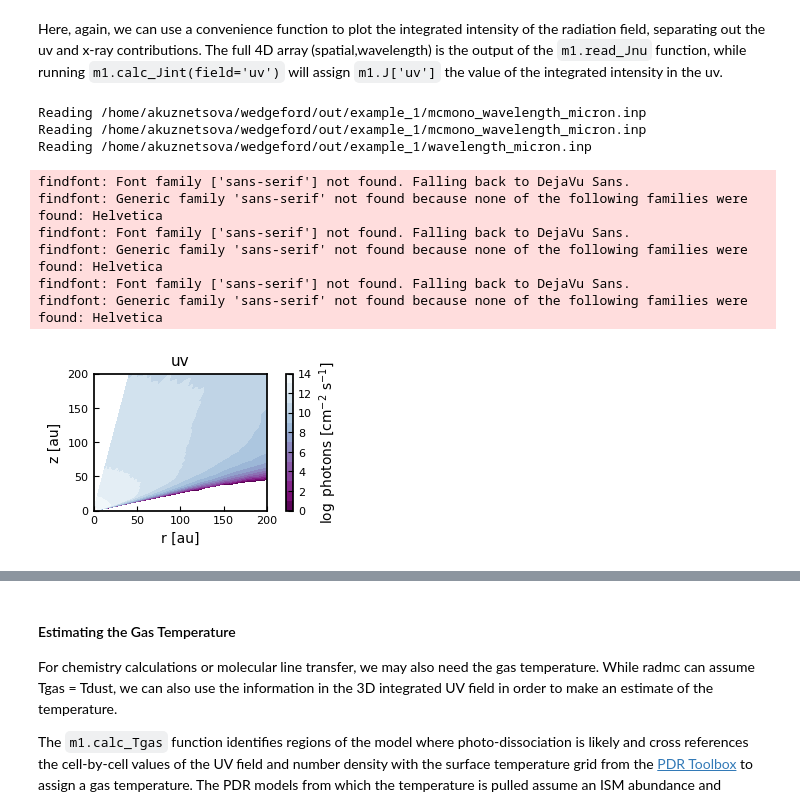
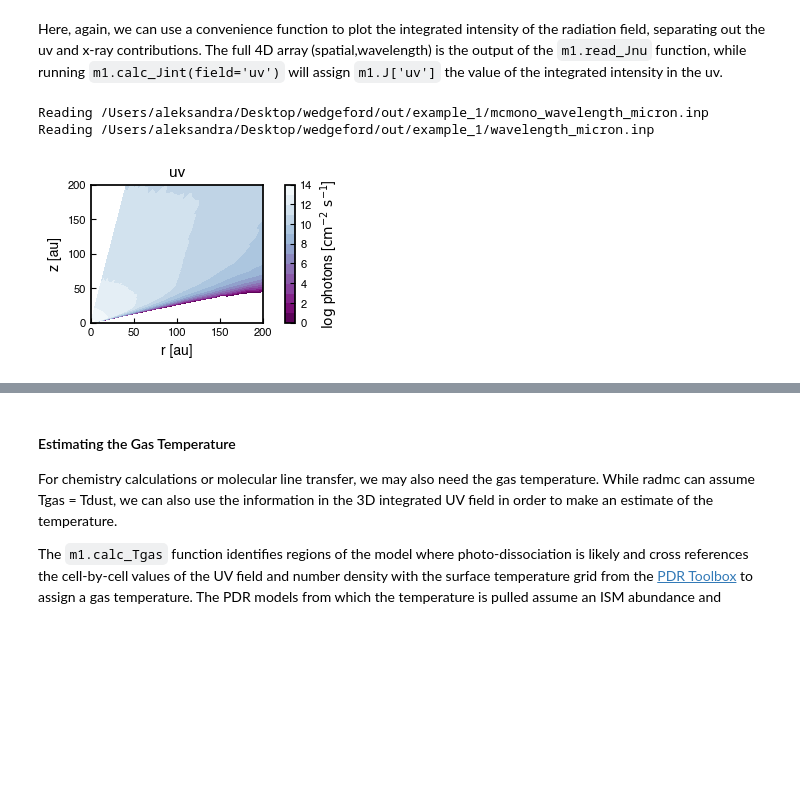
Before and after one commit to uconn-origins/wedgeford, a Jupyter notebook: example_1.ipynb, the cells around one changed output, grey strips where cells are left out. Drawn from its saved outputs; the diff is of its cells as text; code cells hidden in the pictures; blank space fills up the shorter version.

```diff
--- a/example_1.ipynb
+++ b/example_1.ipynb
@@ -21,7 +22,7 @@ for example `m1.m.disk` are the disk parameters, `m1.m.star` are the star parame
 If you've already run radiative transfer for a model and want to generate the chemistry files, you can load in the model and proceed down to "Setting up the Chemistry"
 # %%
 outdir='out/example_1/'
-m1 = load_model(outdir)
+m1 = wedge.load_model(outdir)
 m1.m.print_params()
 # %% [output]
 directory exists - will overwrite current model if you write to it!
@@ -169,16 +153,9 @@ do_he_transfer(m1,nphot=100000,nt=4,prep=False)
 Here, again, we can use a convenience function to plot the integrated intensity of the radiation field, separating out the uv and x-ray contributions.
 The full 4D array (spatial,wavelength) is the output of the `m1.read_Jnu` function, while running `m1.calc_Jint(field='uv')` will assign `m1.J['uv']` the value of the integrated intensity in the uv.
 # %%
-plot_radiation_field(m1,rlim=200,field='uv',levels=np.linspace(0,14,15))
+wedge.plot_radiation_field(m1,rlim=200,field='uv',levels=np.linspace(0,14,15))
 # %% [output]
-Reading /home/akuznetsova/wedgeford/out/example_1/mcmono_wavelength_micron.inp
-Reading /home/akuznetsova/wedgeford/out/example_1/mcmono_wavelength_micron.inp
-Reading /home/akuznetsova/wedgeford/out/example_1/wavelength_micron.inp
+Reading /Users/aleksandra/Desktop/wedgeford/out/example_1/mcmono_wavelength_micron.inp
+Reading /Users/aleksandra/Desktop/wedgeford/out/example_1/wavelength_micron.inp
-findfont: Font family ['sans-serif'] not found. Falling back to DejaVu Sans.
-findfont: Generic family 'sans-serif' not found because none of the following families were found: Helvetica
-findfont: Font family ['sans-serif'] not found. Falling back to DejaVu Sans.
-findfont: Generic family 'sans-serif' not found because none of the following families were found: Helvetica
-findfont: Font family ['sans-serif'] not found. Falling back to DejaVu Sans.
-findfont: Generic family 'sans-serif' not found because none of the following families were found: Helvetica
-[figure, old version]
+[figure, new version]
 # %%
```
Also changed, not shown: parts of 22 cells of this notebook, 25 other files.
